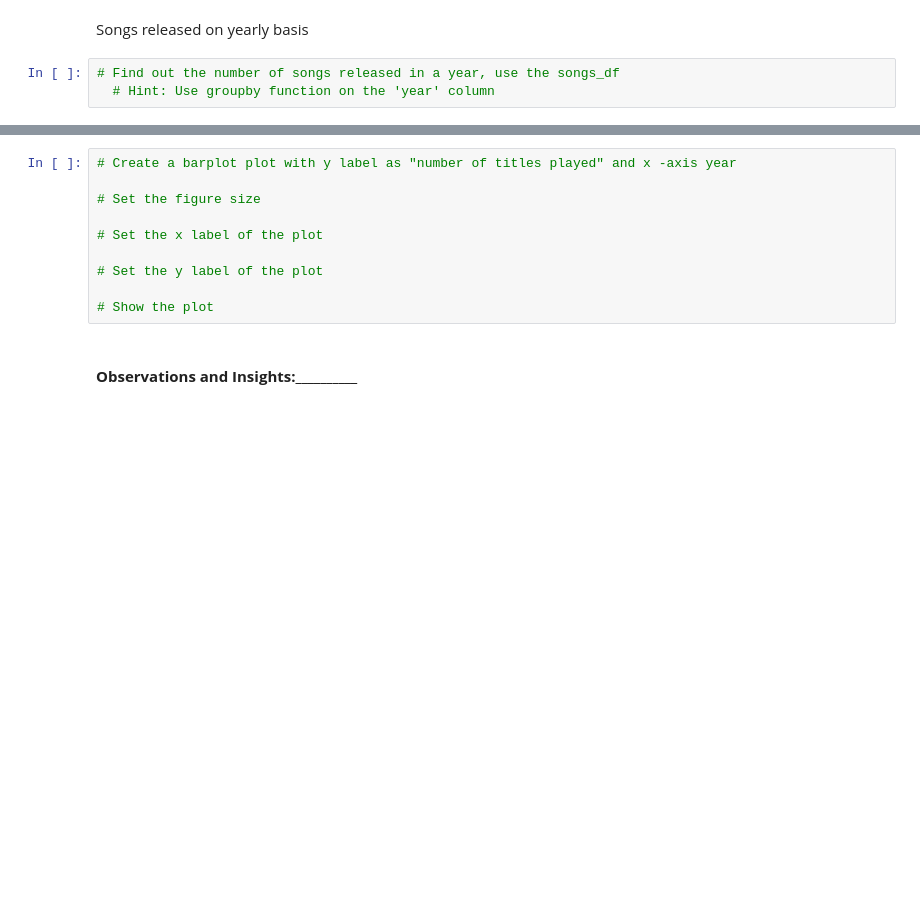
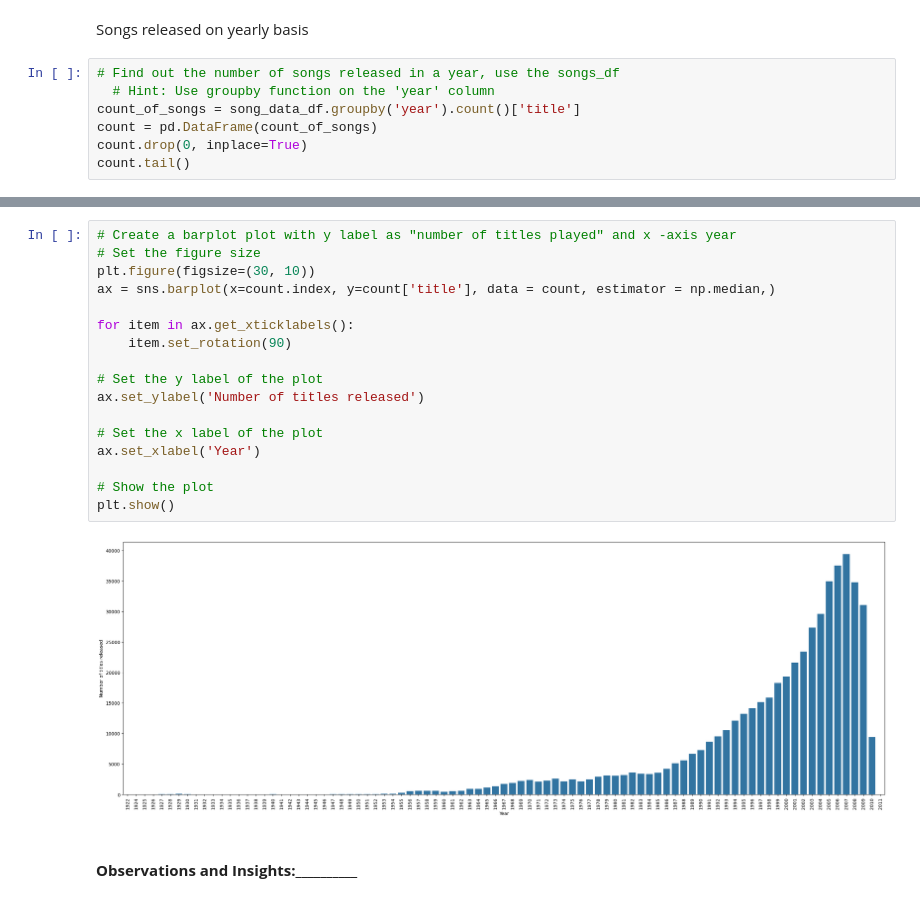
Before and after one commit to AMassani/Angular.Project1, a Jupyter notebook: Music_Recommendation_System_Full_Code.ipynb, the cells around one changed output, grey strips where cells are left out. Cells and saved outputs as stored; diff of their text form; blank space fills up the shorter version.

```diff
--- a/Music_Recommendation_System_Full_Code.ipynb
+++ b/Music_Recommendation_System_Full_Code.ipynb
@@ -400,3 +463,7 @@ Songs released on yearly basis
 # %%
 # Find out the number of songs released in a year, use the songs_df
   # Hint: Use groupby function on the 'year' column
+count_of_songs = song_data_df.groupby('year').count()['title']
+count = pd.DataFrame(count_of_songs)
+count.drop(0, inplace=True)
+count.tail()
@@ -403,13 +478,22 @@ Songs released on yearly basis
 # %%
 # Create a barplot plot with y label as "number of titles played" and x -axis year
+# Set the figure size
+plt.figure(figsize=(30, 10))
+ax = sns.barplot(x=count.index, y=count['title'], data = count, estimator = np.median,)
 
-# Set the figure size
+for item in ax.get_xticklabels():
+    item.set_rotation(90)
+
+# Set the y label of the plot
+ax.set_ylabel('Number of titles released')
 
 # Set the x label of the plot
-
-# Set the y label of the plot
+ax.set_xlabel('Year')
 
 # Show the plot
+plt.show()
+# %% [output]
+[figure, added]
 # %% [markdown]
 #### **Observations and Insights:__________** #
 # %% [markdown]
```
Also changed, not shown: parts of 8 cells of this notebook.
